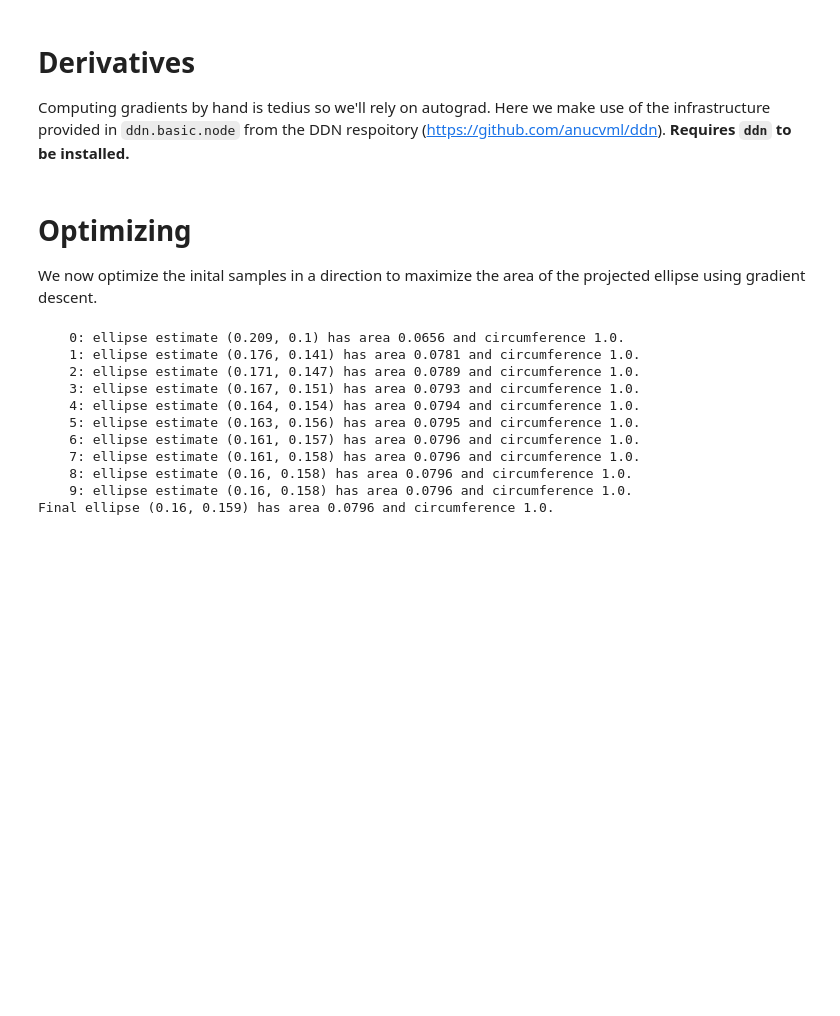
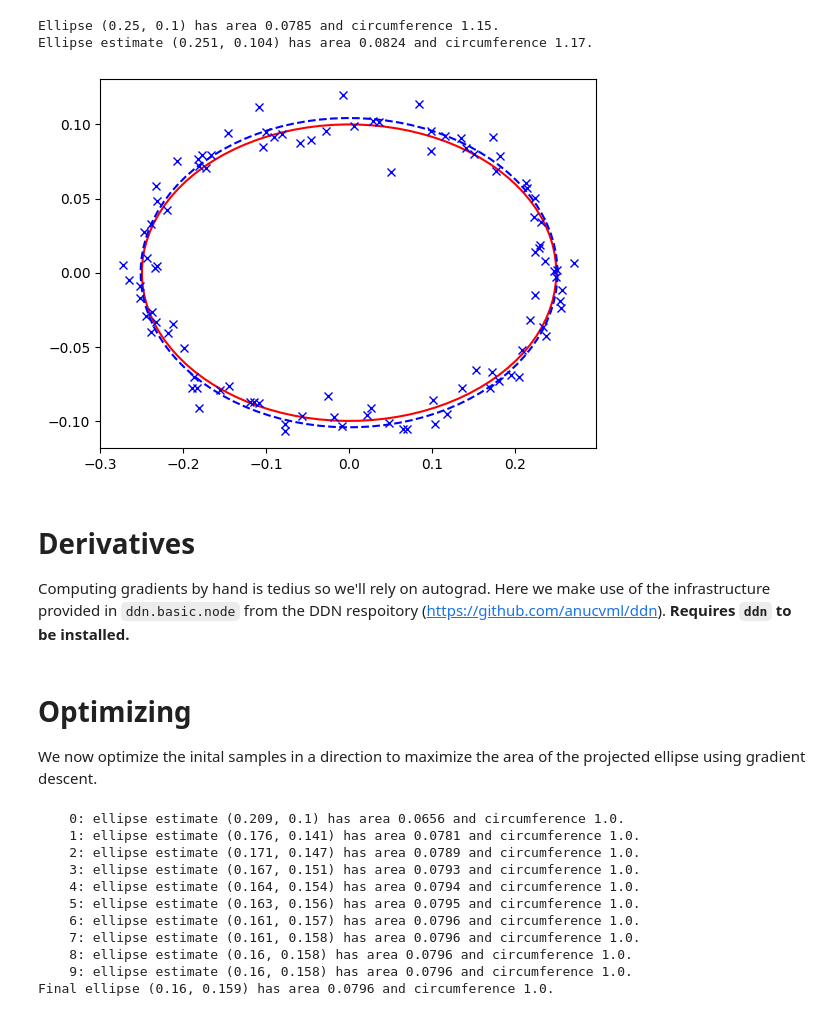
Before and after one commit to jeffreybliang/honours, a Jupyter notebook: src/surface_projection.ipynb, the cells around one changed output. Drawn from its saved outputs; the diff is of its cells as text; code cells hidden in the pictures; blank space fills up the shorter version.

Commit message:
Added logbook class and first attempt to converting to torch

```diff
--- a/src/surface_projection.ipynb
+++ b/src/surface_projection.ipynb
@@ -135,3 +135,75 @@ Ellipse estimate (0.209, 0.099) has area 0.0651 and circumference 1.0.
+# %%
+import math
+import numpy as np
+import torch
+# should this be changed to torch.optim?
+import scipy.optimize as opt
+import matplotlib.pyplot as plt
+
+import warnings
+warnings.filterwarnings('ignore')
+
+# ellipse area and circumference
+def ellipse_area(a, b):
+    """Returns the area of an ellipse parametrized as (x/a)^2 + (y/b)^2 = 1."""
+    return math.pi * a * b
+
+def ellipse_circum(a, b):
+    """Returns the approximate circumference of an ellipse."""
+    return 3.0 * math.pi * (a + b) - math.pi * math.sqrt((3.0 * a + b) * (a + 3.0 * b))
+
+# ellipse plotting
+def plot_ellipse(a, b, style='--'):
+    """Plot an ellipse parametrized by (a, b)."""
+    t = 2.0 * math.pi * torch.linspace(0.0, 1.0, 100)
+    plt.plot(a * torch.cos(t), b * torch.sin(t), style)
+
+# ellipse fitting
+def fit_ellipse(data):
+    """Find ellipse parameters u = (1/a^2, 1/b^2) that best fit the data."""
+    A = data.T ** 2
+    b = torch.ones(A.shape[0])
+
+    # compute unconstrained solution as an initialization
+    u0 = torch.linalg.lstsq(A, b)[0]
+
+    # now enforce constraints
+    eq_const = {'type': 'eq',
+                'fun' : lambda u: torch.tensor([1]) if (torch.any(torch.tensor(u) < 0.0)) else torch.tensor([3.0 * math.pi * (math.sqrt(u[0]) + math.sqrt(u[1])) -
+                        math.pi * math.sqrt((3.0 * math.sqrt(u[0]) + math.sqrt(u[1])) * (math.sqrt(u[0]) + 3.0 * math.sqrt(u[1]))) - math.sqrt(u[0] * u[1])])}
+    #eq_const = {'type': 'eq',
+    #            'fun' : lambda u: np.array([ellipse_circum(1.0 / math.sqrt(u[0]), 1.0 / math.sqrt(u[1])) - 1.0])}
+    res = opt.minimize(lambda u: torch.sum((A @ u - b) ** 2), torch.tensor(u0).double(), method='SLSQP', constraints=[eq_const],
+                       options={'ftol': 1e-9, 'disp': False})
+    return torch.tensor(res.x)
+
+# sample a noisy ellipse
+m = 100
+a, b = 0.25, 0.1
+nu = 1.0e-2
+
+print("Ellipse ({:0.3}, {:0.3}) has area {:0.3} and circumference {:0.3}.".format(a, b, ellipse_area(a, b), ellipse_circum(a, b)))
+
+t = 2.0 * math.pi * torch.linspace(0.0, 1.0, m)
+data = torch.stack((a * torch.cos(t), b * torch.sin(t)), dim=0)
+data = data + nu * torch.randn(2, m)
+
+plt.figure()
+plot_ellipse(a, b, 'r')
+plt.plot(data[0], data[1], 'bx')
+
+u = fit_ellipse(data)
+a_hat = torch.sqrt(1.0 / u[0])
+b_hat = torch.sqrt(1.0 / u[1])
+plot_ellipse(a_hat, b_hat, 'b--')
+
+print("Ellipse estimate ({:0.3}, {:0.3}) has area {:0.3} and circumference {:0.3}.".format(a_hat, b_hat, ellipse_area(a_hat, b_hat), ellipse_circum(a_hat, b_hat)))
+
+plt.show()
+# %% [output]
+Ellipse (0.25, 0.1) has area 0.0785 and circumference 1.15.
+Ellipse estimate (0.251, 0.104) has area 0.0824 and circumference 1.17.
+[figure, added]
 # %% [markdown]
 # Derivatives
 
```
Also changed, not shown: parts of 2 cells of this notebook, 2 other files.
